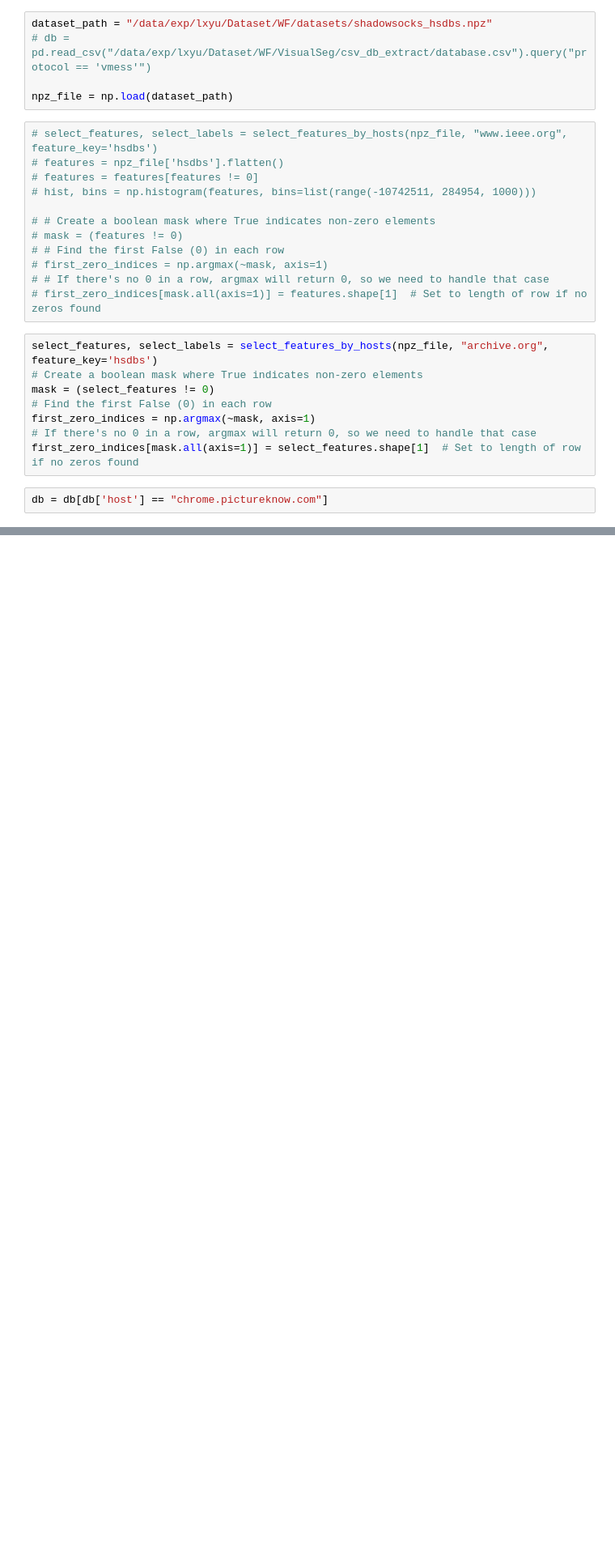
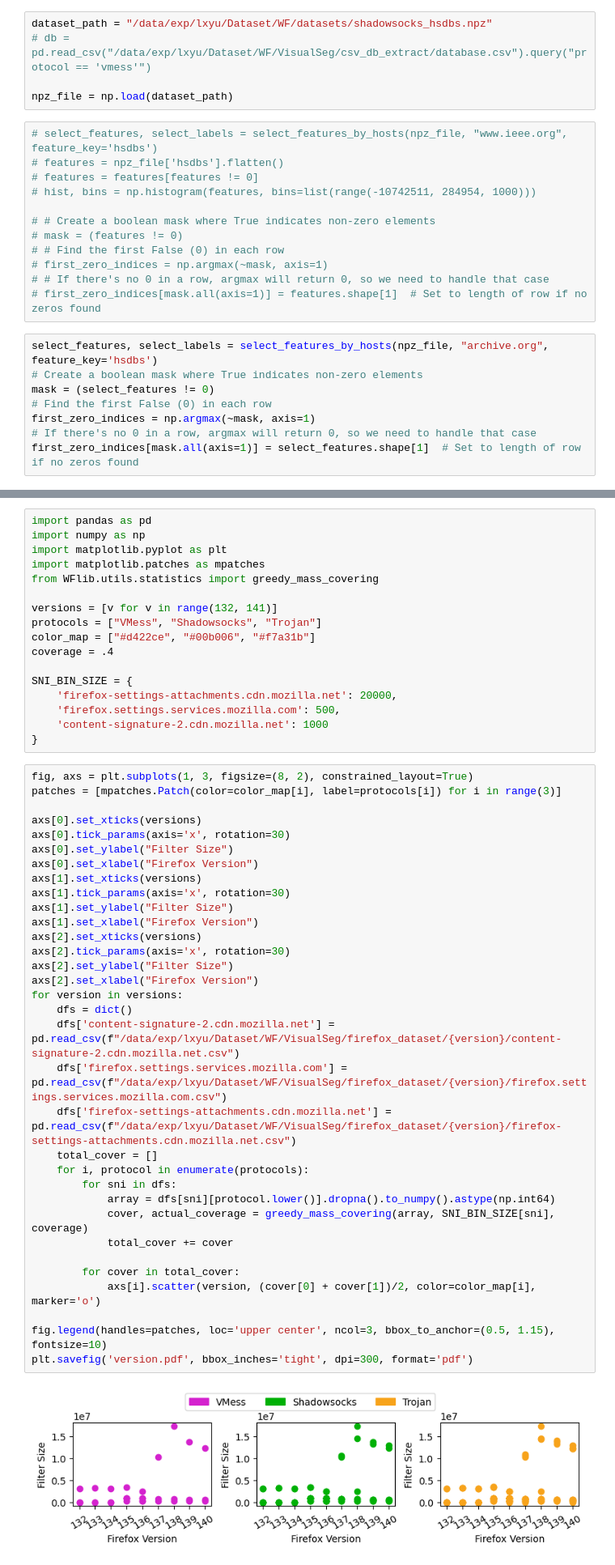
Before and after one commit to wesly2000/PA3, a Jupyter notebook: exp/data_analysis/stream_analysis.ipynb, the cells around one changed output, grey strips where cells are left out. Shown at 81% size. Cells and saved outputs as stored; diff of their text form; blank space fills up the shorter version.

```diff
--- a/exp/data_analysis/stream_analysis.ipynb
+++ b/exp/data_analysis/stream_analysis.ipynb
@@ -126,5 +126,3 @@ mask = (select_features != 0)
 first_zero_indices = np.argmax(~mask, axis=1)
 # If there's no 0 in a row, argmax will return 0, so we need to handle that case
 first_zero_indices[mask.all(axis=1)] = select_features.shape[1]  # Set to length of row if no zeros found
-# %%
-db = db[db['host'] == "chrome.pictureknow.com"]
@@ -455,0 +318,52 @@ y
+# %%
+import pandas as pd
+import numpy as np
+import matplotlib.pyplot as plt
+import matplotlib.patches as mpatches
+from WFlib.utils.statistics import greedy_mass_covering
+
+versions = [v for v in range(132, 141)]
+protocols = ["VMess", "Shadowsocks", "Trojan"]
+color_map = ["#d422ce", "#00b006", "#f7a31b"]
+coverage = .4
+
+SNI_BIN_SIZE = {
+    'firefox-settings-attachments.cdn.mozilla.net': 20000,
+    'firefox.settings.services.mozilla.com': 500,
+    'content-signature-2.cdn.mozilla.net': 1000
+}
+# %%
+fig, axs = plt.subplots(1, 3, figsize=(8, 2), constrained_layout=True)
+patches = [mpatches.Patch(color=color_map[i], label=protocols[i]) for i in range(3)]
+
+axs[0].set_xticks(versions)
+axs[0].tick_params(axis='x', rotation=30)
+axs[0].set_ylabel("Filter Size")
+axs[0].set_xlabel("Firefox Version")
+axs[1].set_xticks(versions)
+axs[1].tick_params(axis='x', rotation=30)
+axs[1].set_ylabel("Filter Size")
+axs[1].set_xlabel("Firefox Version")
+axs[2].set_xticks(versions)
+axs[2].tick_params(axis='x', rotation=30)
+axs[2].set_ylabel("Filter Size")
+axs[2].set_xlabel("Firefox Version")
+for version in versions:
+    dfs = dict()
+    dfs['content-signature-2.cdn.mozilla.net'] = pd.read_csv(f"/data/exp/lxyu/Dataset/WF/VisualSeg/firefox_dataset/{version}/content-signature-2.cdn.mozilla.net.csv")
+    dfs['firefox.settings.services.mozilla.com'] = pd.read_csv(f"/data/exp/lxyu/Dataset/WF/VisualSeg/firefox_dataset/{version}/firefox.settings.services.mozilla.com.csv")
+    dfs['firefox-settings-attachments.cdn.mozilla.net'] = pd.read_csv(f"/data/exp/lxyu/Dataset/WF/VisualSeg/firefox_dataset/{version}/firefox-settings-attachments.cdn.mozilla.net.csv")
+    total_cover = []
+    for i, protocol in enumerate(protocols):
+        for sni in dfs:
+            array = dfs[sni][protocol.lower()].dropna().to_numpy().astype(np.int64)
+            cover, actual_coverage = greedy_mass_covering(array, SNI_BIN_SIZE[sni], coverage)
+            total_cover += cover
+
+        for cover in total_cover:
+            axs[i].scatter(version, (cover[0] + cover[1])/2, color=color_map[i], marker='o')
+
+fig.legend(handles=patches, loc='upper center', ncol=3, bbox_to_anchor=(0.5, 1.15), fontsize=10)
+plt.savefig('version.pdf', bbox_inches='tight', dpi=300, format='pdf')
+# %% [output]
+[figure, added]
```
Also changed, not shown: parts of 43 cells of this notebook, 1 other file.
